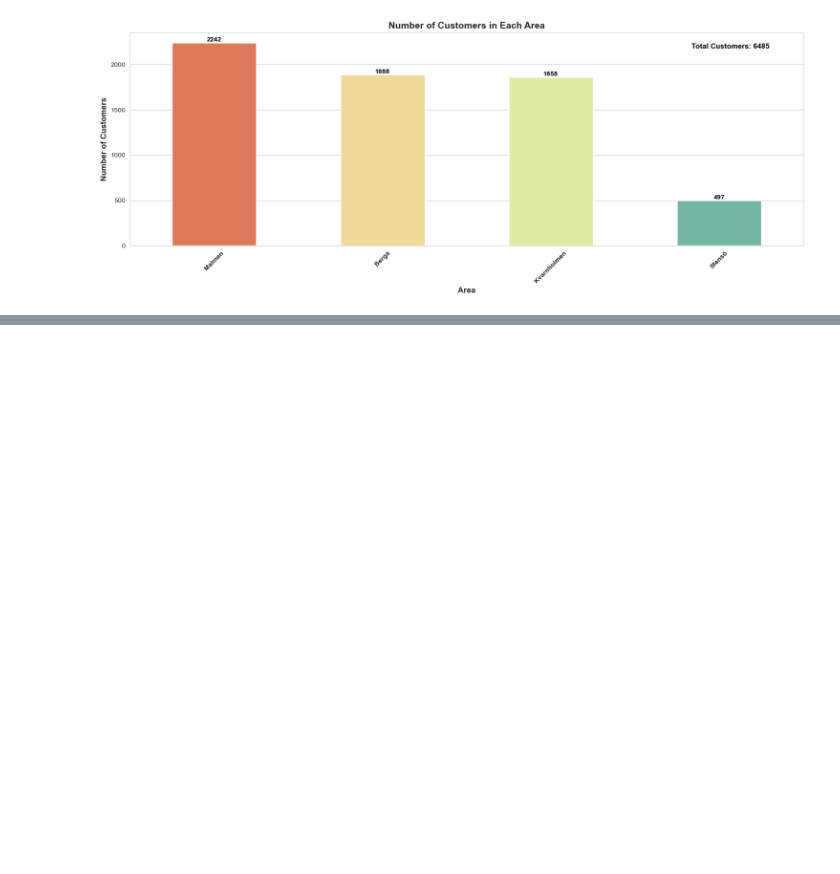
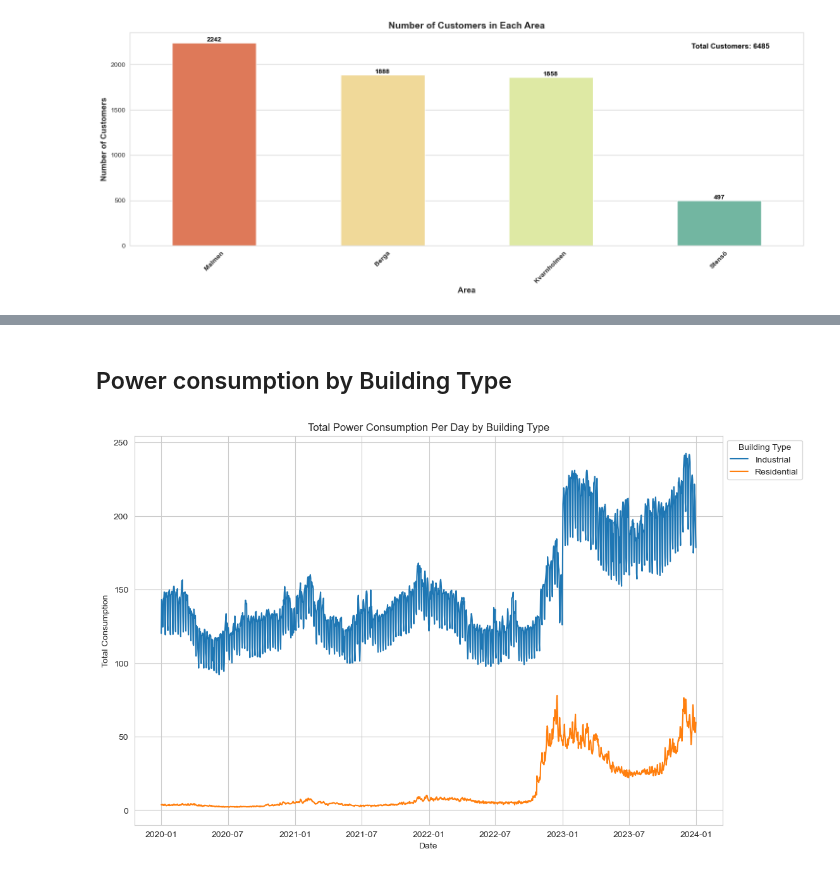
Before and after one commit to iot-lnu/Research-KalmarEnergy, a Jupyter notebook: KE_Overview_Viz.ipynb, the cells around one changed output, grey strips where cells are left out. Saved outputs shown, nothing was run; the diff lists cells and outputs as text; code cells hidden in the pictures; blank space fills up the shorter version.

```diff
--- a/KE_Overview_Viz.ipynb
+++ b/KE_Overview_Viz.ipynb
@@ -139,0 +202,28 @@ plt.show()
+# %% [markdown]
+## Power consumption by Building Type
+# %%
+# Ensure the 'DATE' column is of datetime type
+combined_df['DATE'] = pd.to_datetime(combined_df['DATE'])
+# Perform the resample per ISPRIVATEPERSON and sum the values to get total consumption per day
+total_consumption_per_day_by_type = combined_df.groupby('ISPRIVATEPERSON').resample('D', on='DATE').sum()
+
+
+# Sum across the hourly columns for each day of each type
+total_consumption_per_day_by_type['Total'] = total_consumption_per_day_by_type[hourly_columns].sum(axis=1)
+
+# Now we can make our plot
+fig, ax = plt.subplots(figsize=(12, 8))
+
+# Loop over each type, plotting the total consumption over time
+for building_type, data in total_consumption_per_day_by_type.groupby(level=0):
+    data = data.reset_index(level='ISPRIVATEPERSON', drop=True)  # Remove the 'ISPRIVATEPERSON' level from index
+    ax.plot(data.index, data['Total'], label=building_type)
+    #ax.plot(data['DATE'], data['Total'], label=building_type)
+
+plt.title('Total Power Consumption Per Day by Building Type')
+plt.ylabel('Total Consumption')
+plt.xlabel('Date')
+plt.legend(title='Building Type', bbox_to_anchor=(1, 1))
+plt.show()
+# %% [output]
+[figure, added]
```
Also changed, not shown: parts of 13 cells of this notebook.
